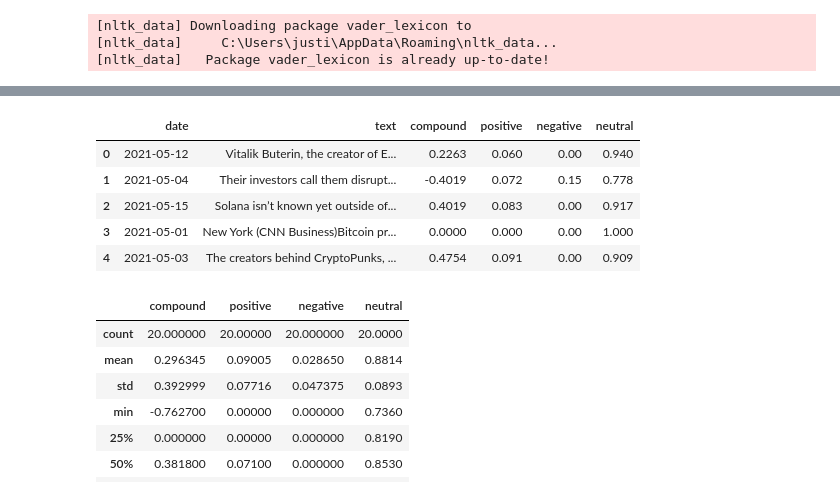
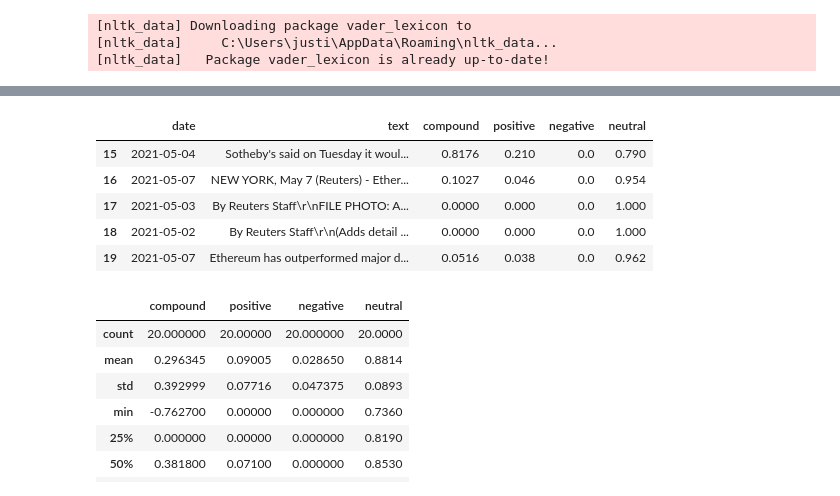
Before and after one commit to jusgou/Homework, a Jupyter notebook: 0510_NLP/Instructions/Starter_Code/crypto_sentiment.ipynb, the cells around one changed output, grey strips where cells are left out. Saved outputs shown, nothing was run; the diff lists cells and outputs as text; code cells hidden in the pictures.

```diff
--- a/0510_NLP/Instructions/Starter_Code/crypto_sentiment.ipynb
+++ b/0510_NLP/Instructions/Starter_Code/crypto_sentiment.ipynb
@@ -80,40 +79,39 @@ btc_df.head()
 # %%
 # Create the Ethereum sentiment scores DataFrame
-# Create the Bitcoin sentiment scores DataFrame
 eth_sentiments = []
 for article in eth_art["articles"]:
     try:
         text = article["content"]
         date = article["publishedAt"][:10]
         sentiment= analyzer.polarity_scores(text)
         compound = sentiment["compound"]
         pos = sentiment["pos"]
         neu = sentiment["neu"]
         neg = sentiment["neg"]
 
         eth_sentiments.append({
             "text": text,
             "date": date,
             "compound": compound,
             "positive": pos,
             "negative": neg,
             "neutral": neu
         })
 
     except AttributeError:
         pass
 eth_df = pd.DataFrame(eth_sentiments)
 cols = ["date", "text", "compound", "positive", "negative", "neutral"]
 eth_df = eth_df[cols]
 
-eth_df.head()
+eth_df.tail()
 # %% [output]
 |  | date | text | compound | positive | negative | neutral |
-| 0 | 2021-05-12 | Vitalik Buterin, the creator of E... | 0.2263 | 0.060 | 0.00 | 0.940 |
-| 1 | 2021-05-04 | Their investors call them disrupt... | -0.4019 | 0.072 | 0.15 | 0.778 |
-| 2 | 2021-05-15 | Solana isn’t known yet outside of... | 0.4019 | 0.083 | 0.00 | 0.917 |
-| 3 | 2021-05-01 | New York (CNN Business)Bitcoin pr... | 0.0000 | 0.000 | 0.00 | 1.000 |
-| 4 | 2021-05-03 | The creators behind CryptoPunks, ... | 0.4754 | 0.091 | 0.00 | 0.909 |
+| 15 | 2021-05-04 | Sotheby's said on Tuesday it woul... | 0.8176 | 0.210 | 0.0 | 0.790 |
+| 16 | 2021-05-07 | NEW YORK, May 7 (Reuters) - Ether... | 0.1027 | 0.046 | 0.0 | 0.954 |
+| 17 | 2021-05-03 | By Reuters Staff\r\nFILE PHOTO: A... | 0.0000 | 0.000 | 0.0 | 1.000 |
+| 18 | 2021-05-02 | By Reuters Staff\r\n(Adds detail ... | 0.0000 | 0.000 | 0.0 | 1.000 |
+| 19 | 2021-05-07 | Ethereum has outperformed major d... | 0.0516 | 0.038 | 0.0 | 0.962 |
 # %%
 # Describe the Bitcoin Sentiment
 btc_df.describe()
```
Also changed, not shown: parts of 24 cells of this notebook, 1 other file.
